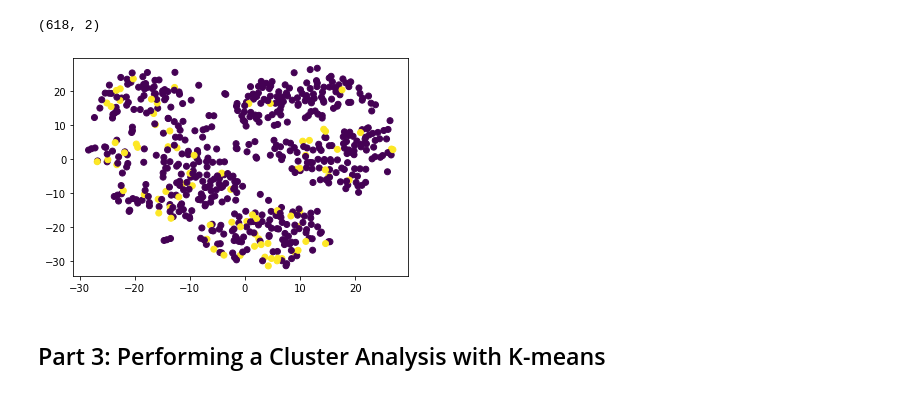
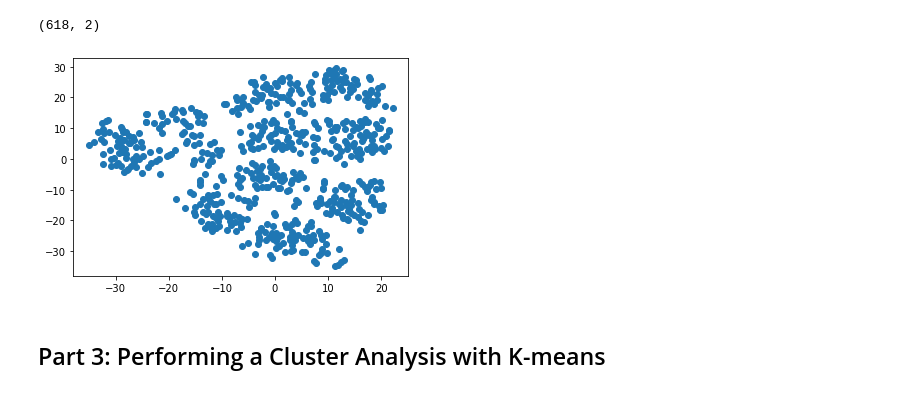
Before and after one commit to yaf978/Myopia-Clusters, a Jupyter notebook: myopia_clusters.ipynb, the cells around one changed output. Drawn from its saved outputs; the diff is of its cells as text; code cells hidden in the pictures.

Commit message:
images

```diff
--- a/myopia_clusters.ipynb
+++ b/myopia_clusters.ipynb
@@ -103,18 +106,21 @@ df_myopia_pca.head()
 # %%
 # reducing the dataset dimensions with t-SNE and visually inspecting the results.
 # To do this run t-SNE on the principal components, which is the output of the PCA transformation.
-tsne = TSNE(learning_rate=250)
+# learning_rate=200 recomanded value
+
+tsne = TSNE(learning_rate=200)
 tsne_features = tsne.fit_transform(df_myopia_pca)
 
 tsne_features.shape
 # %% [output]
 (618, 2)
 # %%
+# plot
 plot_df_x = tsne_features[:,0]
 plot_df_y = tsne_features[:,1]
-plt.scatter(plot_df_x,plot_df_y,c=labels)
+plt.scatter(plot_df_x,plot_df_y)
 plt.show()
 # %% [output]
-[figure, old version]
+[figure, new version]
 # %% [markdown]
 ## Part 3: Performing a Cluster Analysis with K-means
```
Also changed, not shown: parts of 6 cells of this notebook, 5 other files.
